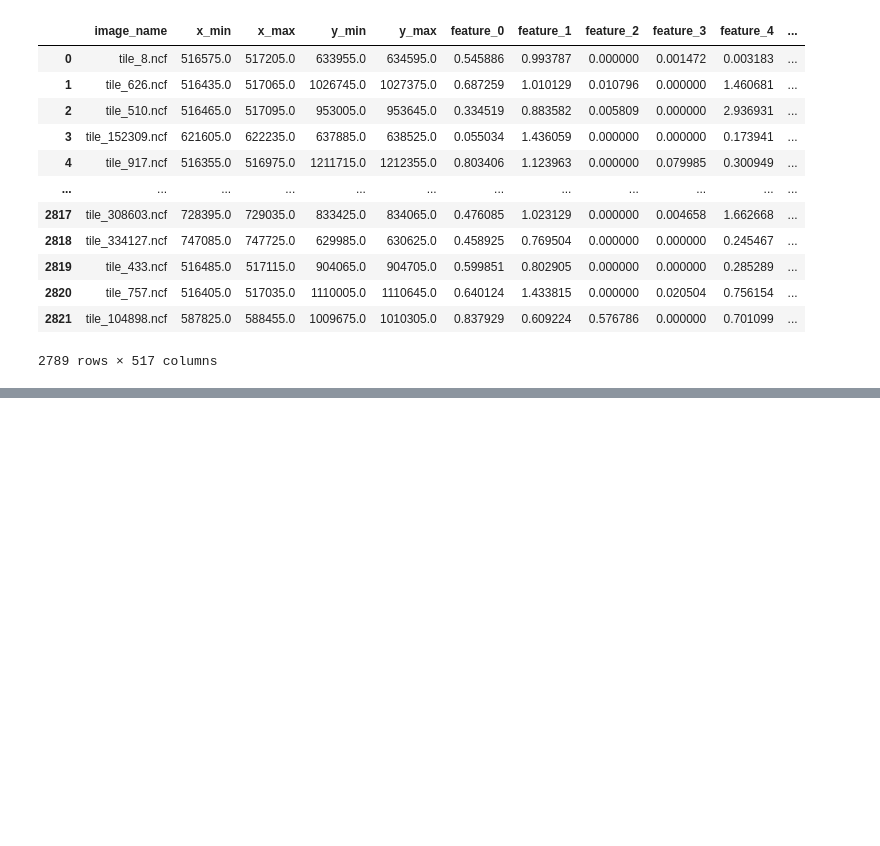
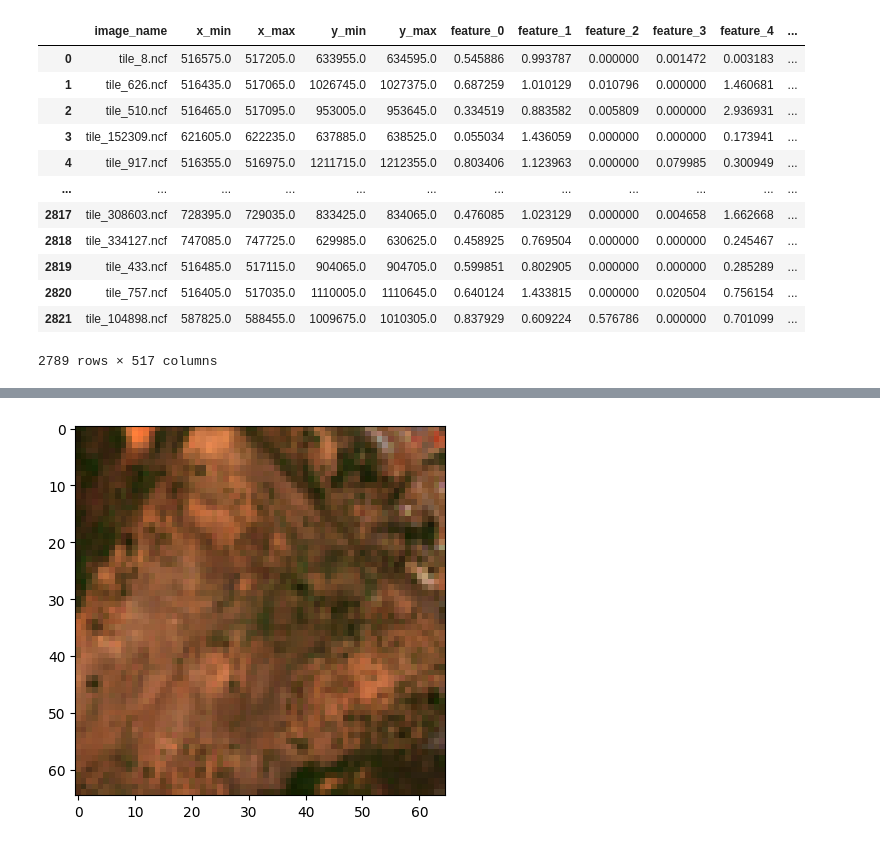
Before and after one commit to e-hokage777/remote-sensing-ssl, a Jupyter notebook: vis.ipynb, the cells around one changed output, grey strips where cells are left out. Saved outputs shown, nothing was run; the diff lists cells and outputs as text; code cells hidden in the pictures; blank space fills up the shorter version.

Commit message:
implemented satellite image downloads

```diff
--- a/vis.ipynb
+++ b/vis.ipynb
@@ -153,3 +153,11 @@ df[~df.isna().any(axis=1)]
 | 2820 | tile_757.ncf | 516405.0 | 517035.0 | 1110005.0 | 1110645.0 | 0.640124 | 1.433815 | 0.000000 | 0.020504 | 0.756154 | ... |
 | 2821 | tile_104898.ncf | 587825.0 | 588455.0 | 1009675.0 | 1010305.0 | 0.837929 | 0.609224 | 0.576786 | 0.000000 | 0.701099 | ... |
 2789 rows × 517 columns
+# %%
+import xarray as xr
+from glob import glob
+import matplotlib.pyplot as plt
+
+files = glob("data/ghana-satellite-imgs/**/*.ncf")
+dataset = xr.open_mfdataset(files, concat_dim="image_name", combine="nested")
+# dataset = xr.load_dataset("dat")
@@ -155,0 +171,19 @@ df[~df.isna().any(axis=1)]
+# %%
+import numpy as np
+
+# Extract 2D arrays
+r = dataset['red'].values.squeeze()
+g = dataset['green'].values.squeeze()
+b = dataset['blue'].values.squeeze()
+
+# Stack to (y, x, rgb) shape
+rgb = np.dstack((r, g, b))
+
+## normalize data
+rgb = (rgb - rgb.min()) / (rgb.max() - rgb.min())
+
+# Plot using standard matplotlib
+plt.imshow(rgb)
+plt.show()
+# %% [output]
+[figure, added]
```
Also changed, not shown: parts of 1 cell of this notebook, 1 other file.
